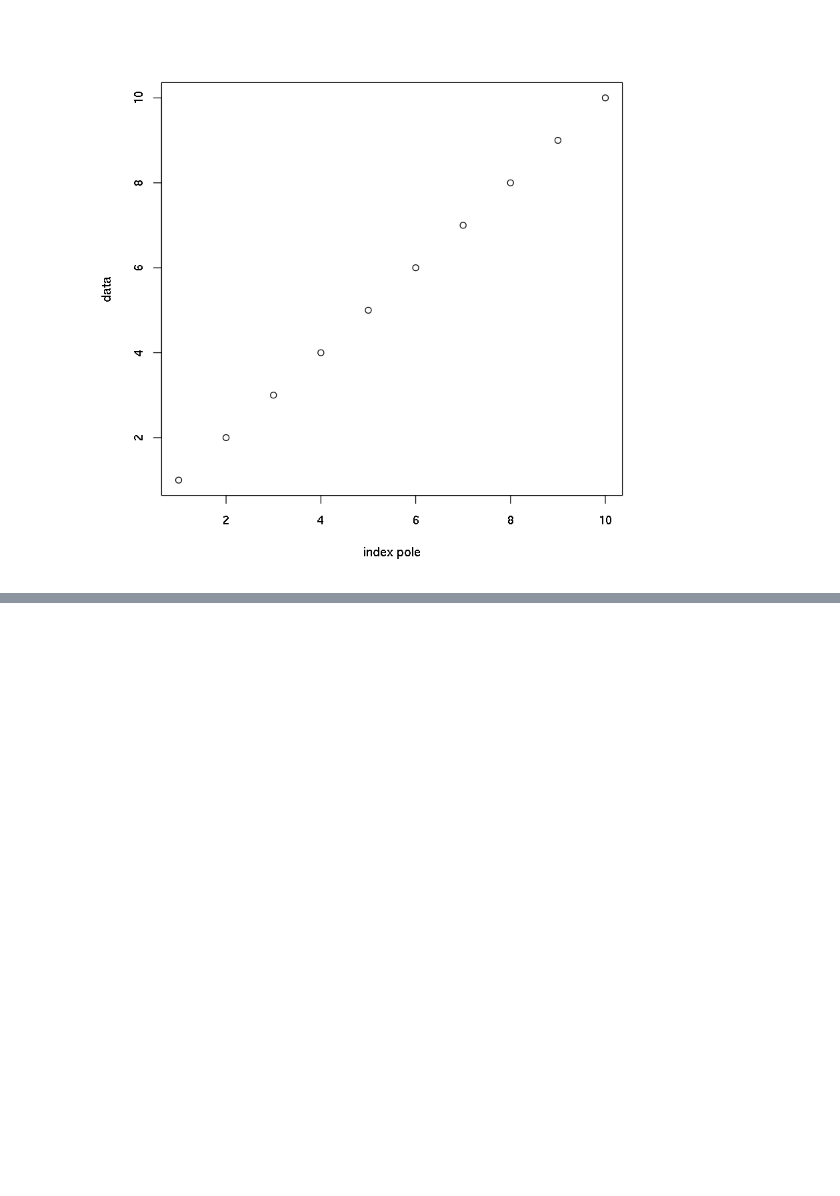
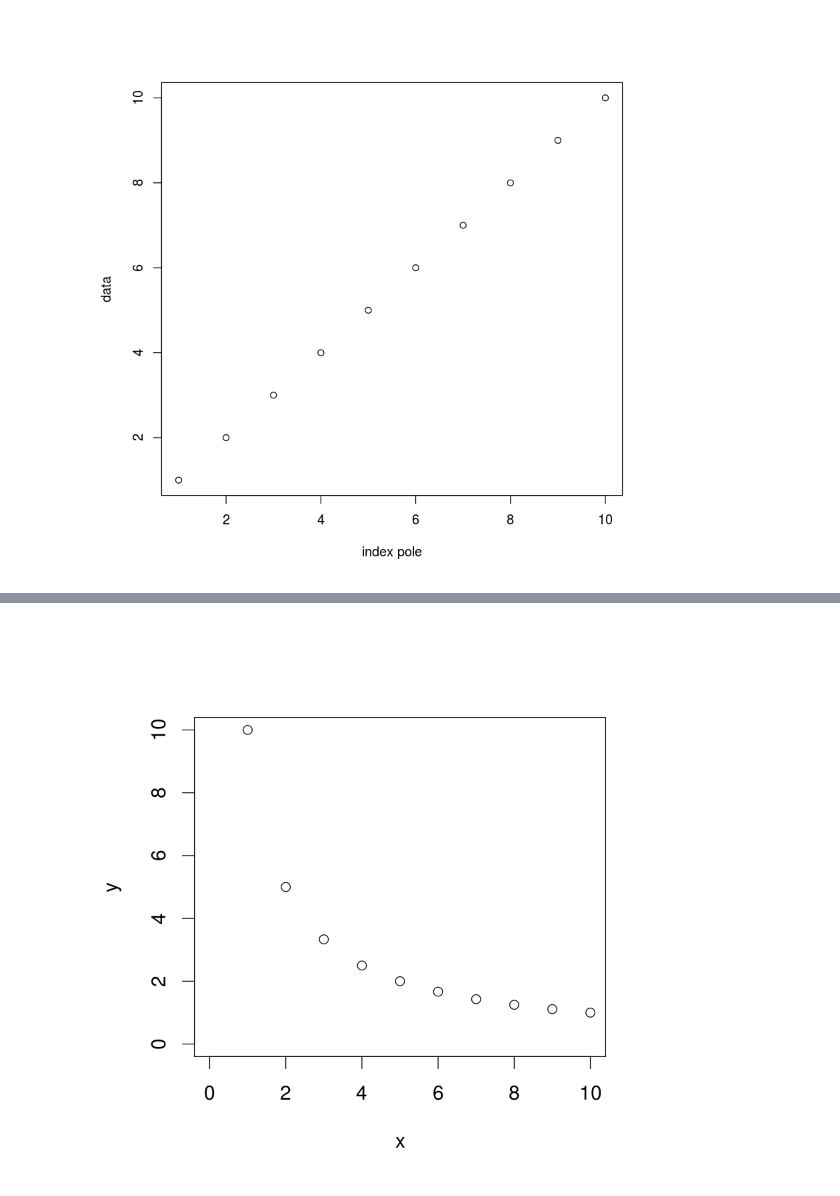
Before and after one commit to lich-uct/r_tutorial, a Jupyter notebook: 09/09.ipynb, the cells around one changed output, grey strips where cells are left out. Cells and saved outputs as stored; diff of their text form; code cells hidden in the pictures; blank space fills up the shorter version.

```diff
--- a/09/09.ipynb
+++ b/09/09.ipynb
@@ -50,0 +61,5 @@ plot(1:10, xlab = "index pole", ylab = "data")
+# %%
+par(cex = 1.5)
+test_plot()
+# %% [output]
+[figure, added]
```
Also changed, not shown: parts of 18 cells of this notebook.
